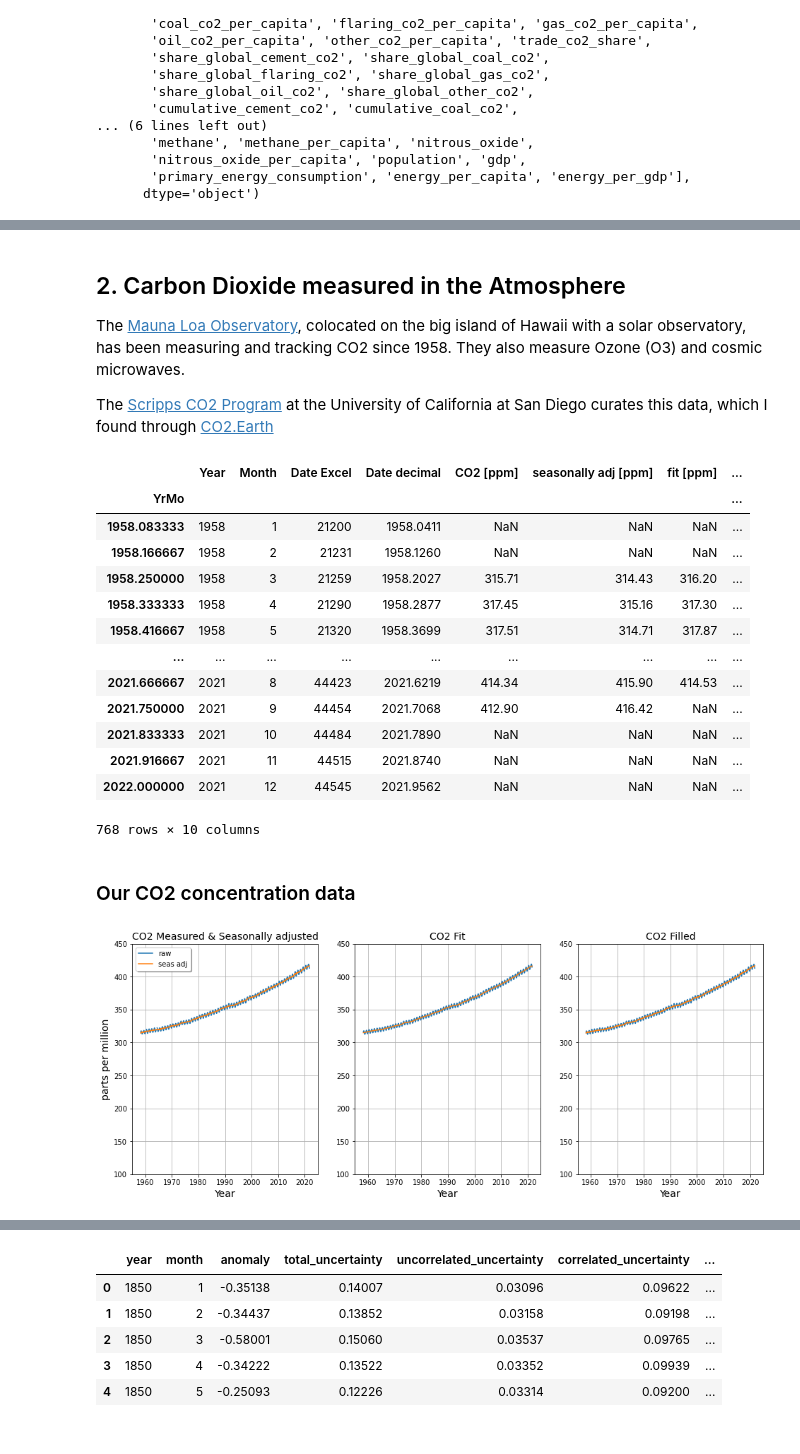
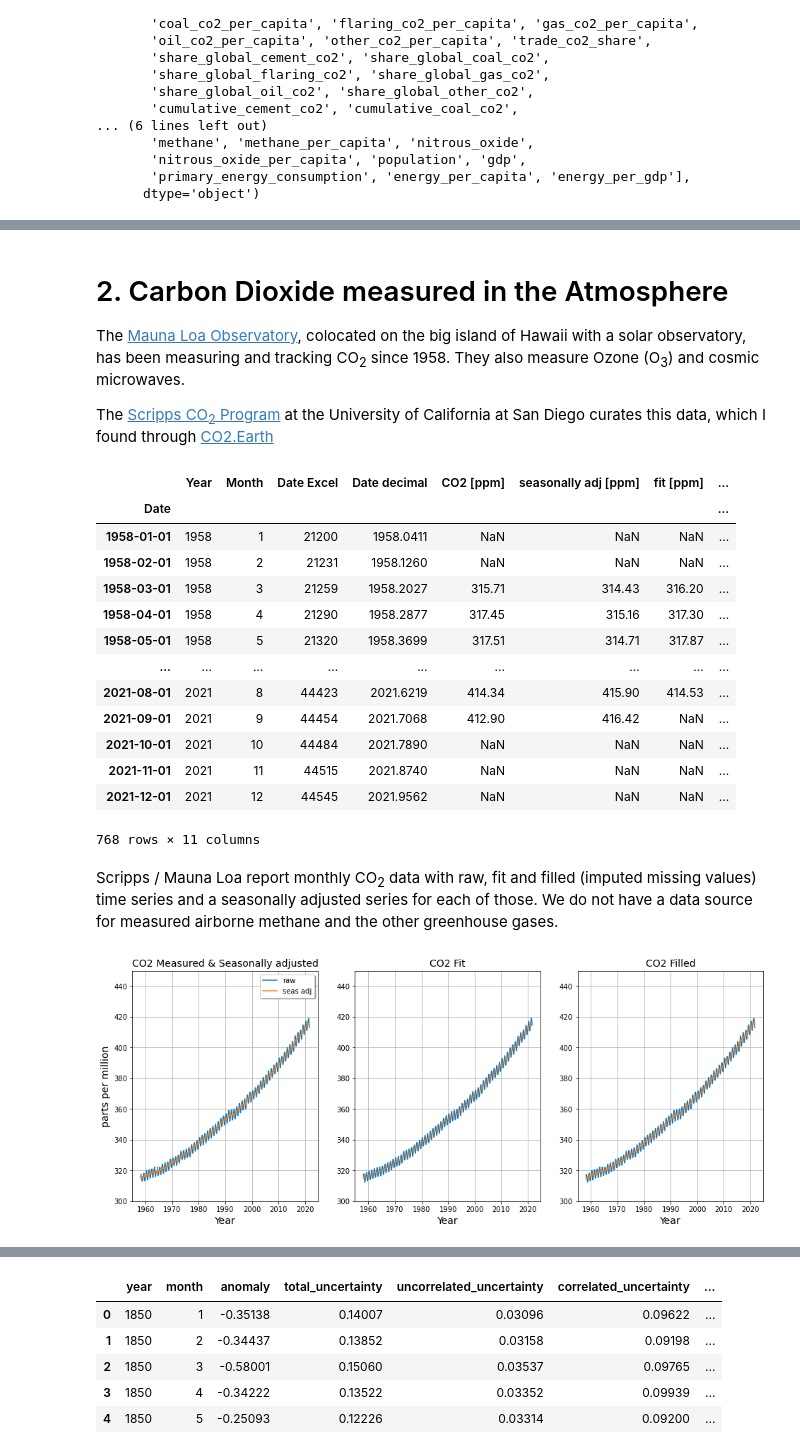
Before and after one commit to BradDoty/Capstone3ClimateChange, a Jupyter notebook: Notebooks/DataWrangling.ipynb, the cells around one changed output, grey strips where cells are left out. Drawn from its saved outputs; the diff is of its cells as text; code cells hidden in the pictures.

```diff
--- a/Notebooks/DataWrangling.ipynb
+++ b/Notebooks/DataWrangling.ipynb
@@ -153,53 +192,55 @@ plt.plot();
 * The units are millions of tons for the gases and millions for the population.  So the 10,000 mark represents 10 billion tons and 10 billion people.
 # %% [markdown]
-## 2. Carbon Dioxide measured in the Atmosphere
+# 2. Carbon Dioxide measured in the Atmosphere
 
-The [Mauna Loa Observatory](https://en.wikipedia.org/wiki/Mauna_Loa_Observatory), colocated on the big island of Hawaii with a solar observatory, has been measuring and tracking CO2 since 1958.  They also measure Ozone (O3) and cosmic microwaves.
+The [Mauna Loa Observatory](https://en.wikipedia.org/wiki/Mauna_Loa_Observatory), colocated on the big island of Hawaii with a solar observatory, has been measuring and tracking CO<sub>2</sub> since 1958.  They also measure Ozone (O<sub>3</sub>) and cosmic microwaves.
 
-The [Scripps CO2 Program](https://scrippsco2.ucsd.edu/data/atmospheric_co2/mlo.html) at the University of California at San Diego  curates this data, which I found through [CO2.Earth](https://www.co2.earth/historical-co2-datasets)
+The [Scripps CO<sub>2</sub> Program](https://scrippsco2.ucsd.edu/data/atmospheric_co2/mlo.html) at the University of California at San Diego  curates this data, which I found through [CO2.Earth](https://www.co2.earth/historical-co2-datasets)
 # %%
 CO2_Level = pd.read_excel('../RawData/monthly_in_situ_co2_mlo.xlsx', sheet_name='DataOnly')
 CO2_Level.replace(-99.99, np.nan, inplace=True)
-CO2_Level['YrMo'] = CO2_Level['Year'] + CO2_Level['Month']/12
-CO2_Level.set_index('YrMo', inplace=True)
+CO2_Level = CO2_Level.assign(Day='01')
+CO2_Level.insert(len(CO2_Level.columns), 'Date', pd.to_datetime(CO2_Level[['Year','Month','Day']]))
+CO2_Level.set_index('Date', inplace=True)
 # %%
 CO2_Level
 # %% [output]
 |  | Year | Month | Date Excel | Date decimal | CO2 [ppm] | seasonally adj [ppm] | fit [ppm] | ... |
-| YrMo |  |  |  |  |  |  |  | ... |
-| 1958.083333 | 1958 | 1 | 21200 | 1958.0411 | NaN | NaN | NaN | ... |
-| 1958.166667 | 1958 | 2 | 21231 | 1958.1260 | NaN | NaN | NaN | ... |
-| 1958.250000 | 1958 | 3 | 21259 | 1958.2027 | 315.71 | 314.43 | 316.20 | ... |
-| 1958.333333 | 1958 | 4 | 21290 | 1958.2877 | 317.45 | 315.16 | 317.30 | ... |
-| 1958.416667 | 1958 | 5 | 21320 | 1958.3699 | 317.51 | 314.71 | 317.87 | ... |
+| Date |  |  |  |  |  |  |  | ... |
+| 1958-01-01 | 1958 | 1 | 21200 | 1958.0411 | NaN | NaN | NaN | ... |
+| 1958-02-01 | 1958 | 2 | 21231 | 1958.1260 | NaN | NaN | NaN | ... |
+| 1958-03-01 | 1958 | 3 | 21259 | 1958.2027 | 315.71 | 314.43 | 316.20 | ... |
+| 1958-04-01 | 1958 | 4 | 21290 | 1958.2877 | 317.45 | 315.16 | 317.30 | ... |
+| 1958-05-01 | 1958 | 5 | 21320 | 1958.3699 | 317.51 | 314.71 | 317.87 | ... |
 | ... | ... | ... | ... | ... | ... | ... | ... | ... |
-| 2021.666667 | 2021 | 8 | 44423 | 2021.6219 | 414.34 | 415.90 | 414.53 | ... |
-| 2021.750000 | 2021 | 9 | 44454 | 2021.7068 | 412.90 | 416.42 | NaN | ... |
-| 2021.833333 | 2021 | 10 | 44484 | 2021.7890 | NaN | NaN | NaN | ... |
-| 2021.916667 | 2021 | 11 | 44515 | 2021.8740 | NaN | NaN | NaN | ... |
-| 2022.000000 | 2021 | 12 | 44545 | 2021.9562 | NaN | NaN | NaN | ... |
+| 2021-08-01 | 2021 | 8 | 44423 | 2021.6219 | 414.34 | 415.90 | 414.53 | ... |
+| 2021-09-01 | 2021 | 9 | 44454 | 2021.7068 | 412.90 | 416.42 | NaN | ... |
+| 2021-10-01 | 2021 | 10 | 44484 | 2021.7890 | NaN | NaN | NaN | ... |
+| 2021-11-01 | 2021 | 11 | 44515 | 2021.8740 | NaN | NaN | NaN | ... |
+| 2021-12-01 | 2021 | 12 | 44545 | 2021.9562 | NaN | NaN | NaN | ... |
-768 rows × 10 columns
+768 rows × 11 columns
-# %% [markdown]
-### Our CO2 concentration data
+# %% [markdown]
+
+Scripps / Mauna Loa report monthly CO<sub>2</sub> data with raw, fit and filled (imputed missing values) time series and a seasonally adjusted series for each of those.  We do not have a data source for measured airborne methane and the other greenhouse gases.
 # %%
 fig, ax = plt.subplots(1, 3, figsize=(16, 6))
 
 i=0
 for (raw, adj) in [('CO2 [ppm]', 'seasonally adj [ppm]'), ('fit [ppm]', 'seasonally adj fit [ppm]'), ('CO2 filled [ppm]', 'seasonally adj filled [ppm]')]:
     ax[i].plot(CO2_Level.index, CO2_Level[raw], label="raw");
     ax[i].plot(CO2_Level.index, CO2_Level[adj], label="seas adj")
     i += 1
 ax[0].legend(loc='best', shadow=True)
 ax[0].grid(True);  ax[1].grid(True); ax[2].grid(True)
-ax[0].set_ylim([100, 450]); ax[1].set_ylim([100, 450]); ax[2].set_ylim([100, 450])
+ax[0].set_ylim([300, 450]); ax[1].set_ylim([300, 450]); ax[2].set_ylim([300, 450])
 ax[0].set_title('CO2 Measured & Seasonally adjusted', fontsize=14)
 ax[1].set_title('CO2 Fit', fontsize=14)
 ax[2].set_title('CO2 Filled', fontsize=14)
 ax[0].set_ylabel('parts per million', fontsize=14)
 ax[0].set_xlabel('Year', fontsize=14)
 ax[1].set_xlabel('Year', fontsize=14)
 ax[2].set_xlabel('Year', fontsize=14)
 plt.plot();
 # %% [output]
-[figure, old version]
+[figure, new version]
 # %% [markdown]
```
Also changed, not shown: parts of 40 cells of this notebook, 14 other files.
